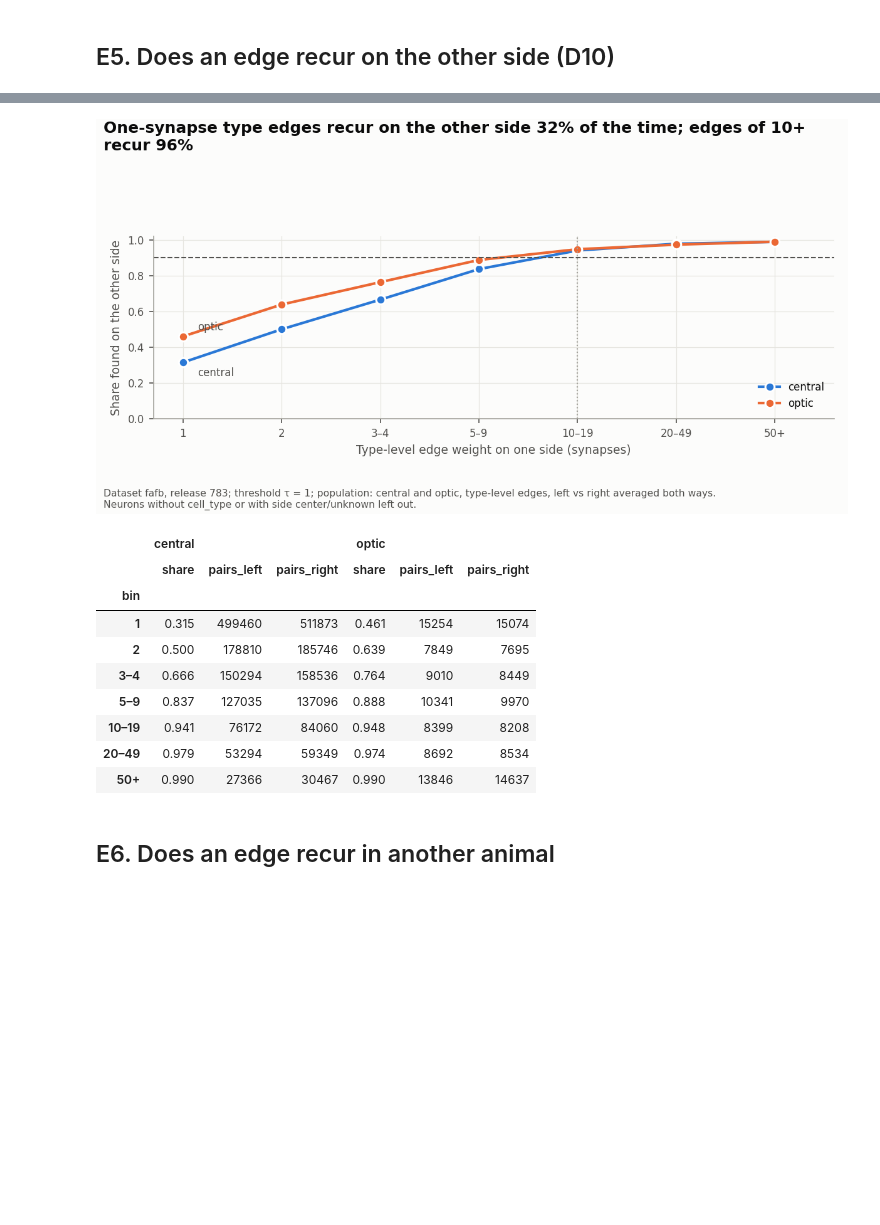
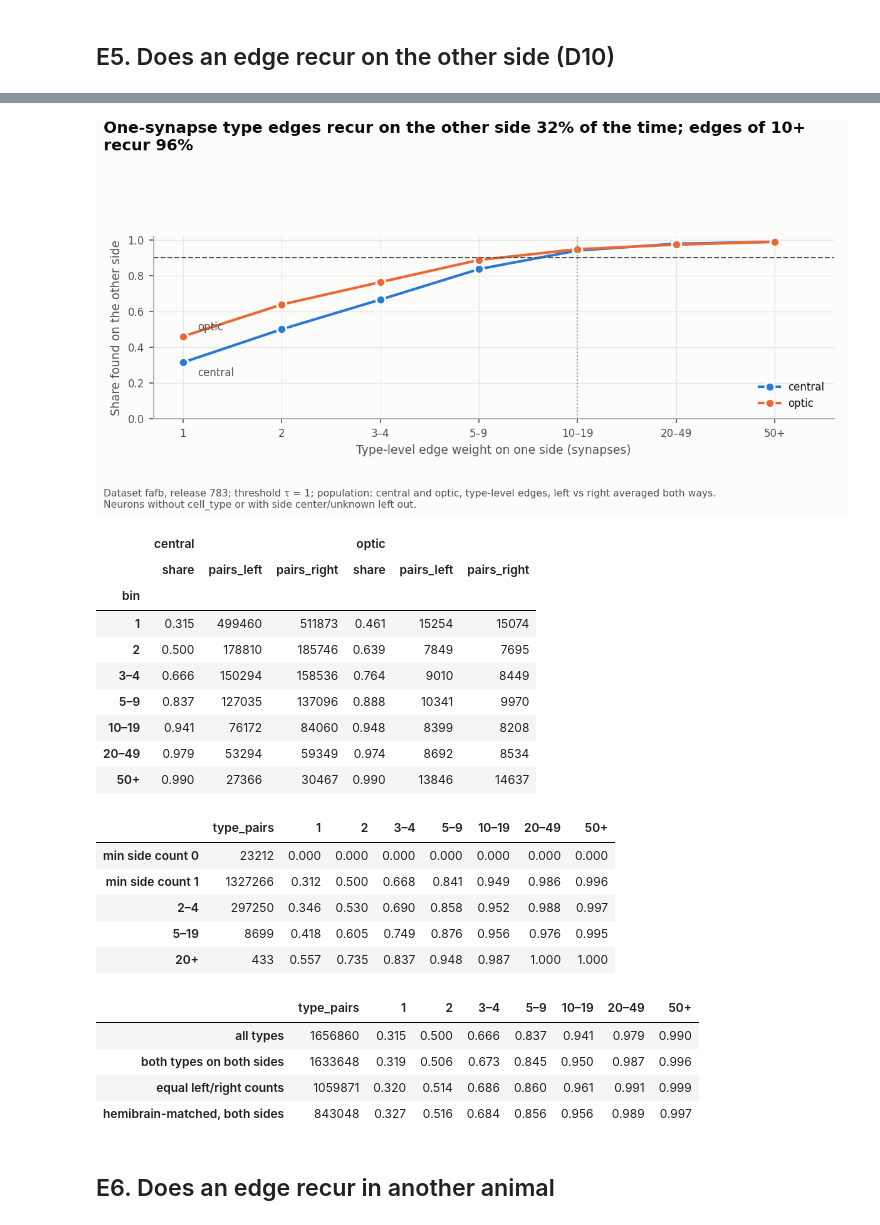
Before and after one commit to teyerci/p5-pu-wiring, a Jupyter notebook: notebooks/eda_E.ipynb, the cells around one changed output, grey strips where cells are left out. Drawn from its saved outputs; the diff is of its cells as text; code cells hidden in the pictures; blank space fills up the shorter version.

```diff
--- a/notebooks/eda_E.ipynb
+++ b/notebooks/eda_E.ipynb
@@ -100,33 +100,47 @@ for p in paths:
 paths, st, tabs = F.fig_e5(neurons, edges)
 STATS['E5'] = st
 print(json.dumps(st, indent=1, default=float))
 for p in paths:
     display(Image(filename=str(p)))
 display(pd.concat(tabs, axis=1).round(3))
+from src.eda_e import e5_by_type_size, e5_restricted
+display(e5_by_type_size(neurons, edges))  # recurrence rises with type size
+display(e5_restricted(neurons, edges))    # restricting the type set barely moves it
 # %% [output]
 {
  "central": {
   "type_pairs": 1656860,
   "share_1syn": 0.3151210402960113,
   "share_10plus": 0.9622144006192774
  },
  "optic": {
   "type_pairs": 87960,
   "share_1syn": 0.4606385474854796,
   "share_10plus": 0.9744367417677643
  }
 }
 [figure]
 |  | central |  |  | optic |  |  |
 |  | share | pairs_left | pairs_right | share | pairs_left | pairs_right |
 | bin |  |  |  |  |  |  |
 | 1 | 0.315 | 499460 | 511873 | 0.461 | 15254 | 15074 |
 | 2 | 0.500 | 178810 | 185746 | 0.639 | 7849 | 7695 |
 | 3–4 | 0.666 | 150294 | 158536 | 0.764 | 9010 | 8449 |
 | 5–9 | 0.837 | 127035 | 137096 | 0.888 | 10341 | 9970 |
 | 10–19 | 0.941 | 76172 | 84060 | 0.948 | 8399 | 8208 |
 | 20–49 | 0.979 | 53294 | 59349 | 0.974 | 8692 | 8534 |
 | 50+ | 0.990 | 27366 | 30467 | 0.990 | 13846 | 14637 |
+|  | type_pairs | 1 | 2 | 3–4 | 5–9 | 10–19 | 20–49 | 50+ |
+| min side count 0 | 23212 | 0.000 | 0.000 | 0.000 | 0.000 | 0.000 | 0.000 | 0.000 |
+| min side count 1 | 1327266 | 0.312 | 0.500 | 0.668 | 0.841 | 0.949 | 0.986 | 0.996 |
+| 2–4 | 297250 | 0.346 | 0.530 | 0.690 | 0.858 | 0.952 | 0.988 | 0.997 |
+| 5–19 | 8699 | 0.418 | 0.605 | 0.749 | 0.876 | 0.956 | 0.976 | 0.995 |
+| 20+ | 433 | 0.557 | 0.735 | 0.837 | 0.948 | 0.987 | 1.000 | 1.000 |
+|  | type_pairs | 1 | 2 | 3–4 | 5–9 | 10–19 | 20–49 | 50+ |
+| all types | 1656860 | 0.315 | 0.500 | 0.666 | 0.837 | 0.941 | 0.979 | 0.990 |
+| both types on both sides | 1633648 | 0.319 | 0.506 | 0.673 | 0.845 | 0.950 | 0.987 | 0.996 |
+| equal left/right counts | 1059871 | 0.320 | 0.514 | 0.686 | 0.860 | 0.961 | 0.991 | 0.999 |
+| hemibrain-matched, both sides | 843048 | 0.327 | 0.516 | 0.684 | 0.856 | 0.956 | 0.989 | 0.997 |
 # %% [markdown]
 ## E6. Does an edge recur in another animal
 # %% [markdown]
```
Also changed, not shown: 7 other files.
